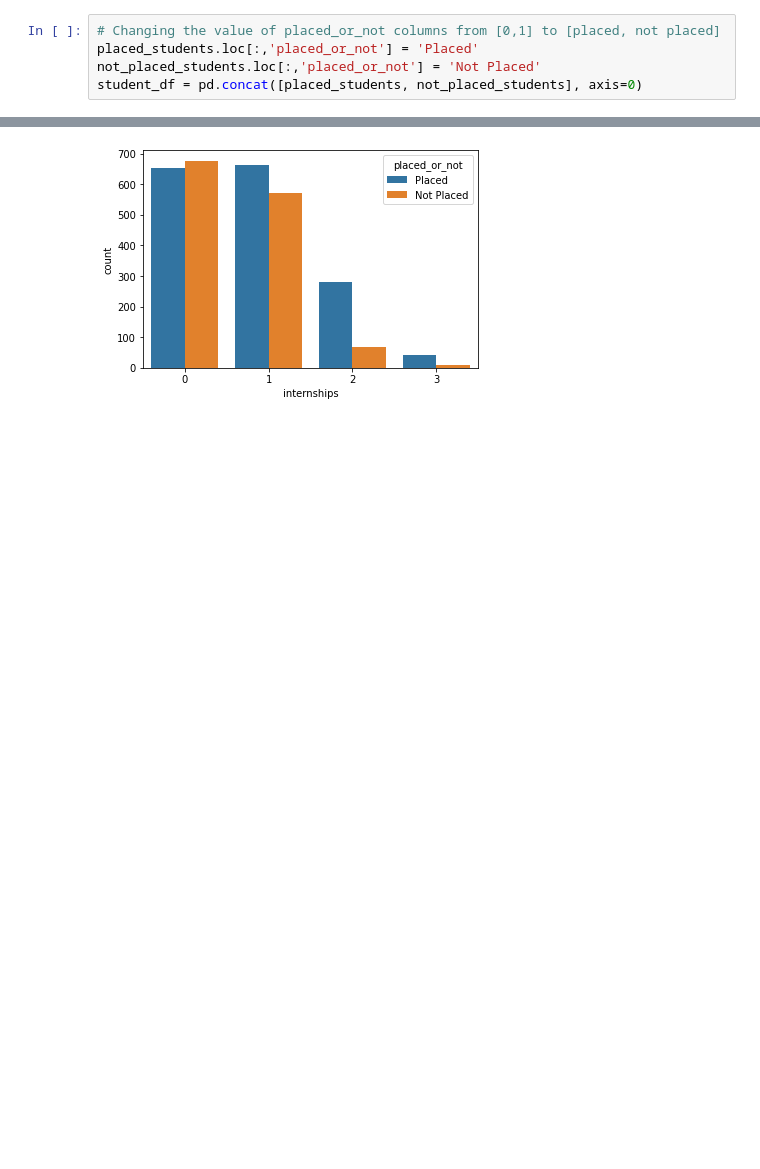
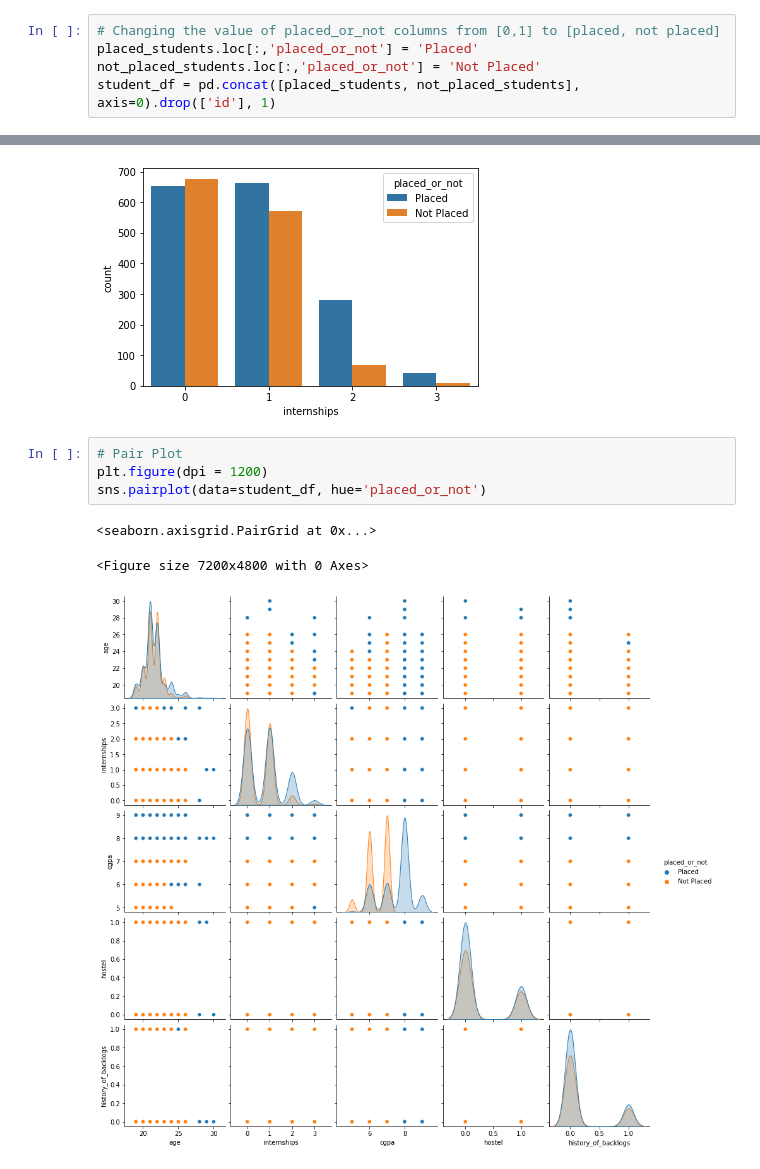
Before and after one commit to connorfarrell7/Group4_Project, a Jupyter notebook: Student_Placement_Records_EDA.ipynb, the cells around one changed output, grey strips where cells are left out. Drawn from its saved outputs; the diff is of its cells as text; blank space fills up the shorter version.

```diff
--- a/Student_Placement_Records_EDA.ipynb
+++ b/Student_Placement_Records_EDA.ipynb
@@ -166,7 +167,7 @@ avg_df
 # Changing the value of placed_or_not columns from [0,1] to [placed, not placed]
 placed_students.loc[:,'placed_or_not'] = 'Placed'
 not_placed_students.loc[:,'placed_or_not'] = 'Not Placed'
-student_df = pd.concat([placed_students, not_placed_students], axis=0)
+student_df = pd.concat([placed_students, not_placed_students], axis=0).drop(['id'], 1)
 # %% [output]
 A value is trying to be set on a copy of a slice from a DataFrame.
 Try using .loc[row_indexer,col_indexer] = value instead
@@ -203,3 +204,11 @@ sns.countplot(data= student_df, x = 'internships', orient= 'v', hue='placed_or_n
 # %% [output]
 <matplotlib.axes._subplots.AxesSubplot at 0x...>
 [figure]
+# %%
+# Pair Plot
+plt.figure(dpi = 1200)
+sns.pairplot(data=student_df, hue='placed_or_not')
+# %% [output]
+<seaborn.axisgrid.PairGrid at 0x...>
+<Figure size 7200x4800 with 0 Axes>
+[figure, added]
```
Also changed, not shown: parts of 8 cells of this notebook.
